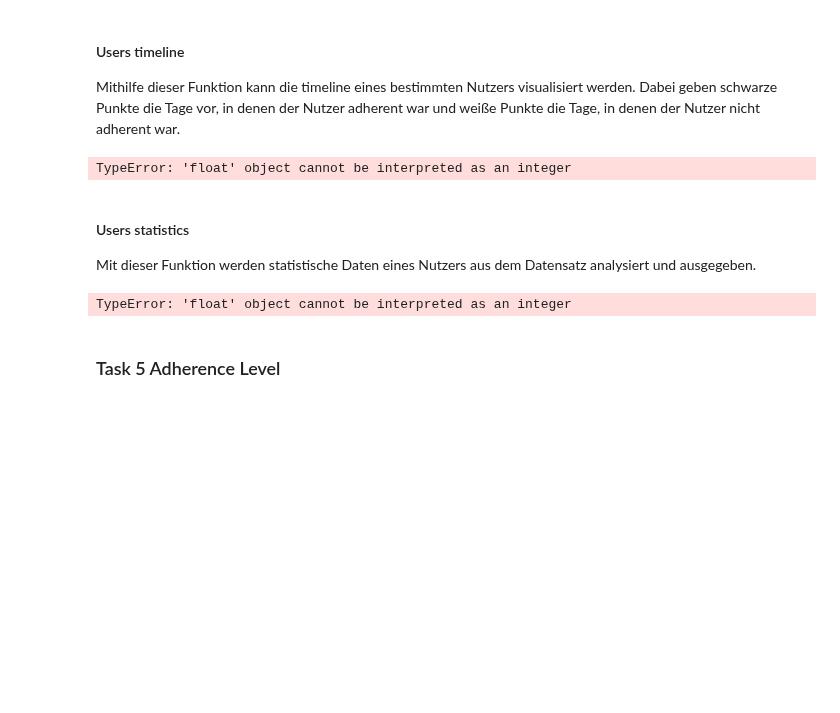
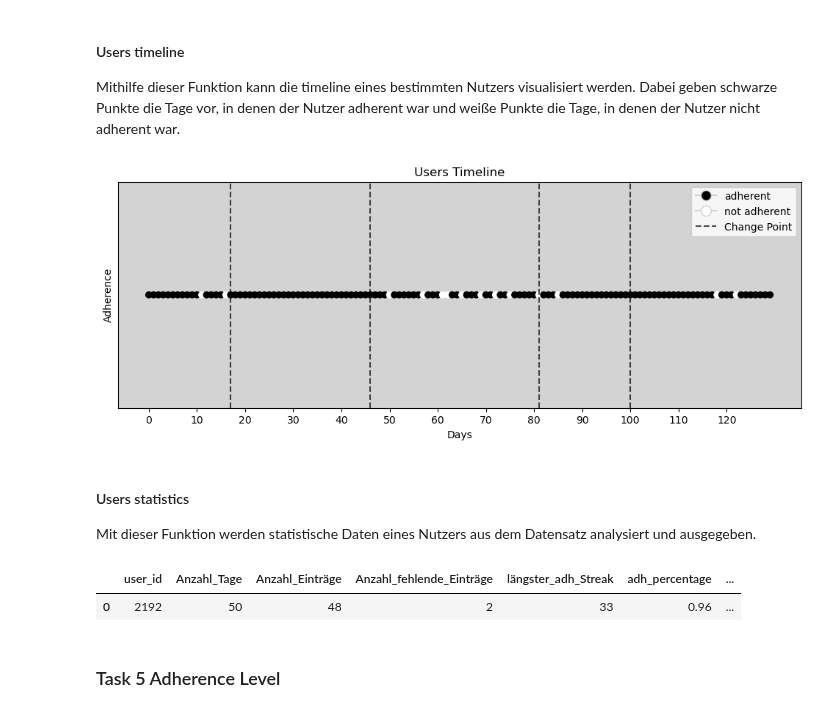
Before and after one commit to Maumau2103/Adherence_in_a_RCT_mHealth_dataset, a Jupyter notebook: notebook/Softwareprojekt - Jupyter Notebook.ipynb, the cells around one changed output. Cells and saved outputs as stored; diff of their text form; code cells hidden in the pictures; blank space fills up the shorter version.

```diff
--- a/notebook/Softwareprojekt - Jupyter Notebook.ipynb
+++ b/notebook/Softwareprojekt - Jupyter Notebook.ipynb
@@ -207,10 +213,10 @@ In dieser Task geht es darum die Phasen und die Gruppen aus Task 1 und 2, sowie
 Mithilfe dieser Funktion kann die timeline eines bestimmten Nutzers visualisiert werden. Dabei geben schwarze Punkte die Tage vor, in denen der Nutzer adherent war und weiße Punkte die Tage, in denen der Nutzer nicht adherent war.
 # %%
 result_phases = result_binseg
-user_id = 2107
-stat.show_user_timeline(df_sorted, user_id, result_phases, start_day=1, end_day=400, step=50)
+user_id = 2192
+stat.show_user_timeline(df_sorted, user_id, result_phases, start_day=1, end_day=130, step=10)
 # %% [output]
-TypeError: 'float' object cannot be interpreted as an integer
+[figure, added]
 # %% [markdown]
 #### Users statistics
 Mit dieser Funktion werden statistische Daten eines Nutzers aus dem Datensatz analysiert und ausgegeben.
@@ -218,7 +224,8 @@ Mit dieser Funktion werden statistische Daten eines Nutzers aus dem Datensatz an
 users_stats = stat.show_user_statistics(df_sorted, user_id)
 users_stats.head()
 # %% [output]
-TypeError: 'float' object cannot be interpreted as an integer
+|  | user_id | Anzahl_Tage | Anzahl_Einträge | Anzahl_fehlende_Einträge | längster_adh_Streak | adh_percentage | ... |
+| 0 | 2192 | 50 | 48 | 2 | 33 | 0.96 | ... |
 # %% [markdown]
 ### Task 5 Adherence Level
 # %% [markdown]
```
Also changed, not shown: parts of 5 cells of this notebook, 3 other files.
